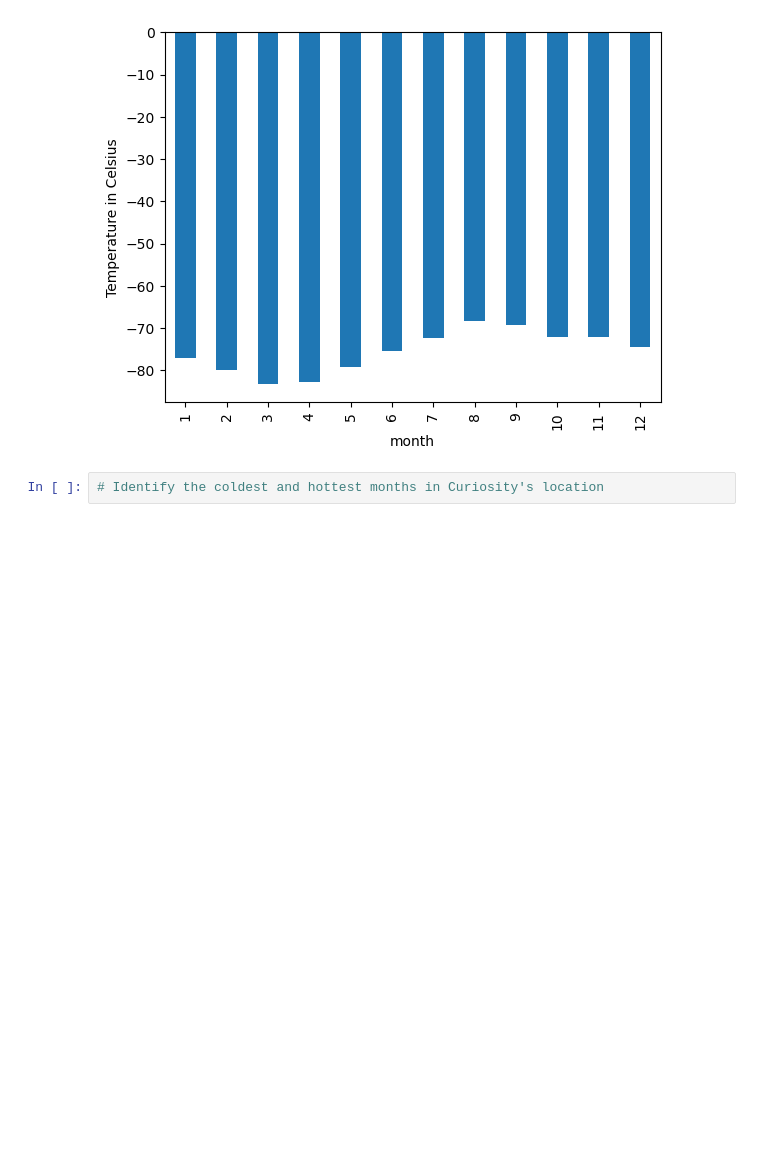
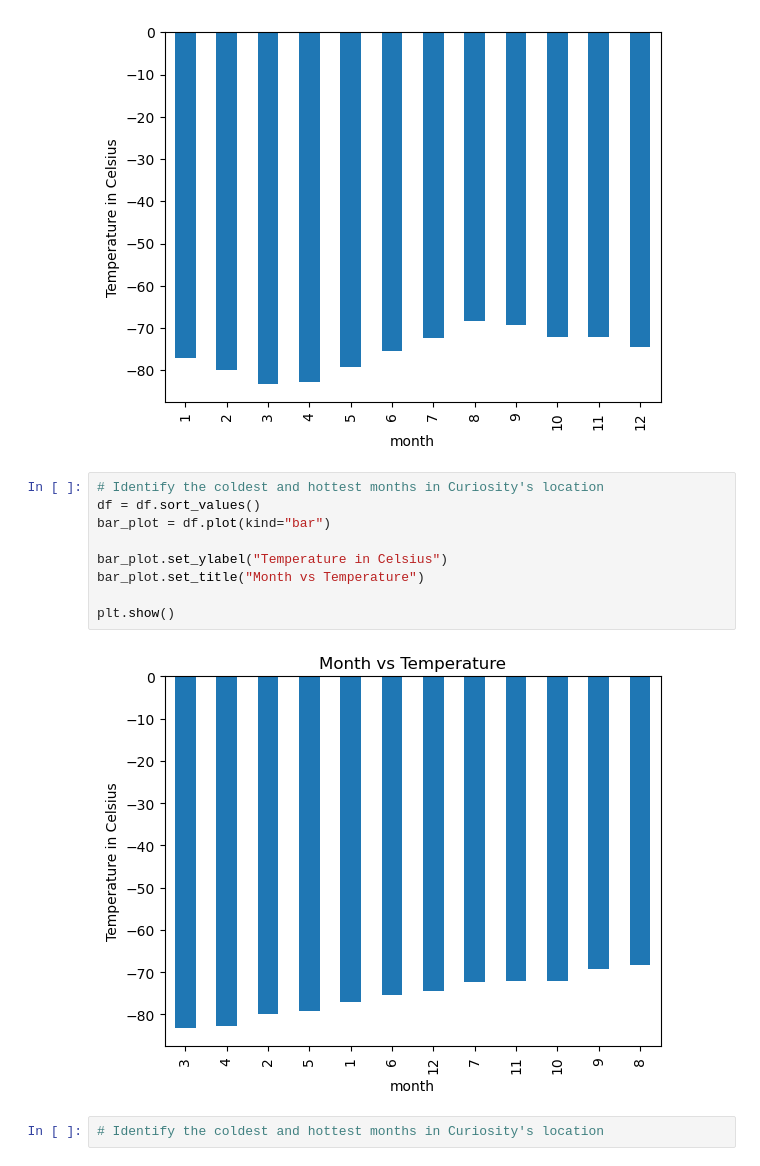
Before and after one commit to mlee22ph/scrape_challenge, a Jupyter notebook: part_2_mars_weather.ipynb, the cells around one changed output. Drawn from its saved outputs; the diff is of its cells as text; blank space fills up the shorter version.

```diff
--- a/part_2_mars_weather.ipynb
+++ b/part_2_mars_weather.ipynb
@@ -207,6 +207,17 @@ Name: min_temp, dtype: float64
 # Plot the average temperature by month
 # %% [output]
 [figure]
+# %%
+# Identify the coldest and hottest months in Curiosity's location
+df = df.sort_values()
+bar_plot = df.plot(kind="bar")
+
+bar_plot.set_ylabel("Temperature in Celsius")
+bar_plot.set_title("Month vs Temperature")
+
+plt.show()
+# %% [output]
+[figure, added]
 # %%
 # Identify the coldest and hottest months in Curiosity's location
 # %% [output]
```
Also changed, not shown: parts of 10 cells of this notebook, 1 other file.
